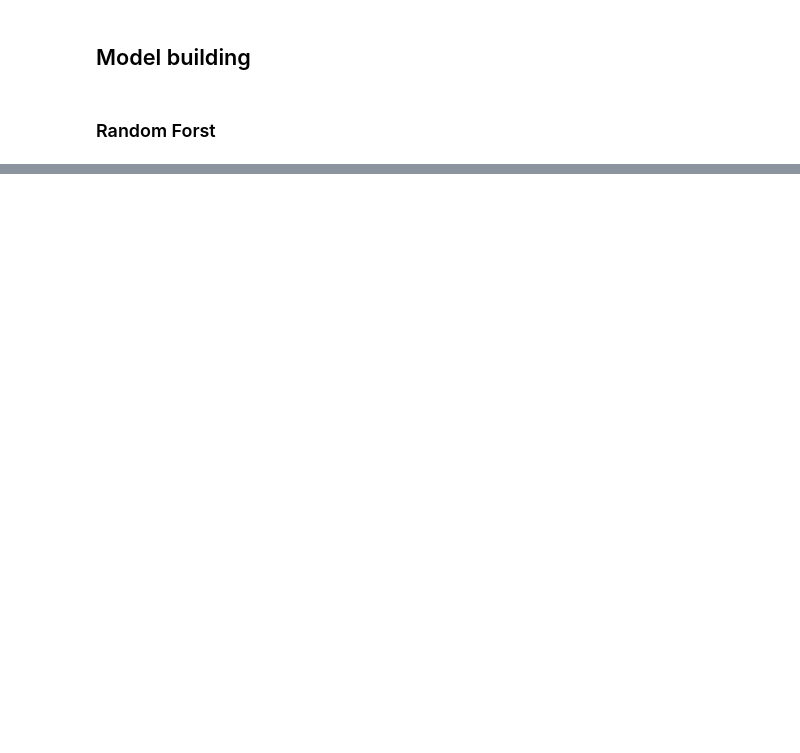
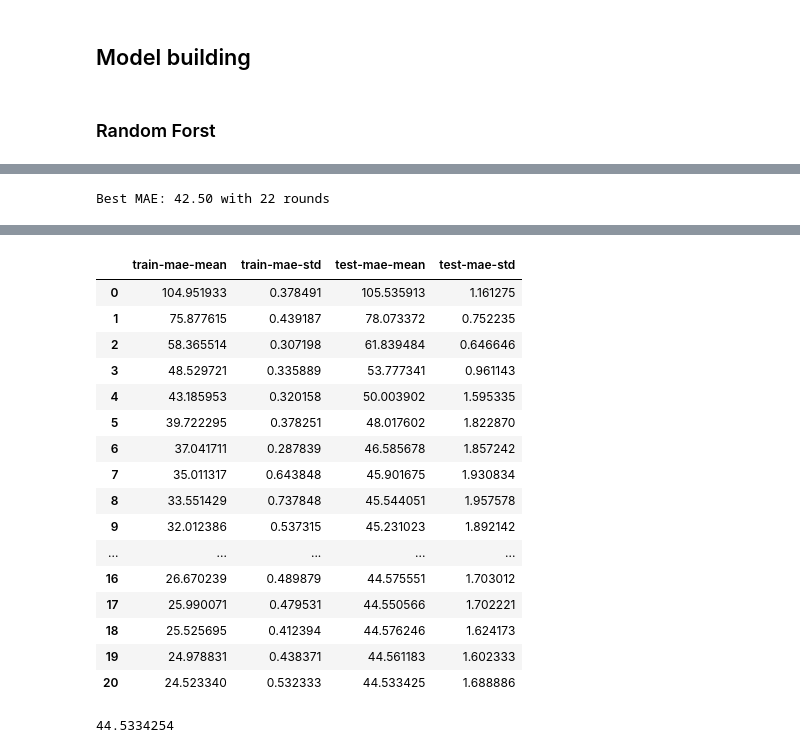
Before and after one commit to RDCordova/dst1-proj, a Jupyter notebook: Rodney_Cordova_Final_Project.ipynb, the cells around one changed output, grey strips where cells are left out. Cells and saved outputs as stored; diff of their text form; code cells hidden in the pictures; blank space fills up the shorter version.

Commit message:
models and tuning round one

```diff
--- a/Rodney_Cordova_Final_Project.ipynb
+++ b/Rodney_Cordova_Final_Project.ipynb
@@ -623,0 +830,23 @@ print((x_test.shape , y_test.shape))
+# %%
+params = {
+    # Parameters that we are going to tune.
+    'max_depth':6,
+    'min_child_weight': 1,
+    'eta':.3,
+    'subsample': 1,
+    'colsample_bytree': 1,
+    # Other parameters
+    'objective':'reg:linear',
+}
+# %%
+params['eval_metric'] = "mae"
+# %%
+num_boost_round = 999
+# %%
+model = xgb.train(
+    params,
+    dtrain,
+    num_boost_round=num_boost_round,
+    evals=[(dtest, "Test")],
+    early_stopping_rounds=10
+)
@@ -623,0 +871,18 @@ print((x_test.shape , y_test.shape))
+# %%
+print("Best MAE: {:.2f} with {} rounds".format(
+                 model.best_score,
+                 model.best_iteration+1))
+# %% [output]
+Best MAE: 42.50 with 22 rounds
+# %%
+cv_results = xgb.cv(
+    params,
+    dtrain,
+    num_boost_round=num_boost_round,
+    seed=42,
+    nfold=5,
+    metrics={'mae'},
+    early_stopping_rounds=10
+)
+cv_results
+# %% [output]
@@ -623,0 +894,21 @@ print((x_test.shape , y_test.shape))
+|  | train-mae-mean | train-mae-std | test-mae-mean | test-mae-std |
+| 0 | 104.951933 | 0.378491 | 105.535913 | 1.161275 |
+| 1 | 75.877615 | 0.439187 | 78.073372 | 0.752235 |
+| 2 | 58.365514 | 0.307198 | 61.839484 | 0.646646 |
+| 3 | 48.529721 | 0.335889 | 53.777341 | 0.961143 |
+| 4 | 43.185953 | 0.320158 | 50.003902 | 1.595335 |
+| 5 | 39.722295 | 0.378251 | 48.017602 | 1.822870 |
+| 6 | 37.041711 | 0.287839 | 46.585678 | 1.857242 |
+| 7 | 35.011317 | 0.643848 | 45.901675 | 1.930834 |
+| 8 | 33.551429 | 0.737848 | 45.544051 | 1.957578 |
+| 9 | 32.012386 | 0.537315 | 45.231023 | 1.892142 |
+| ... | ... | ... | ... | ... |
+| 16 | 26.670239 | 0.489879 | 44.575551 | 1.703012 |
+| 17 | 25.990071 | 0.479531 | 44.550566 | 1.702221 |
+| 18 | 25.525695 | 0.412394 | 44.576246 | 1.624173 |
+| 19 | 24.978831 | 0.438371 | 44.561183 | 1.602333 |
+| 20 | 24.523340 | 0.532333 | 44.533425 | 1.688886 |
+# %%
+cv_results['test-mae-mean'].min()
+# %% [output]
+44.5334254
```
Also changed, not shown: parts of 41 cells of this notebook.
